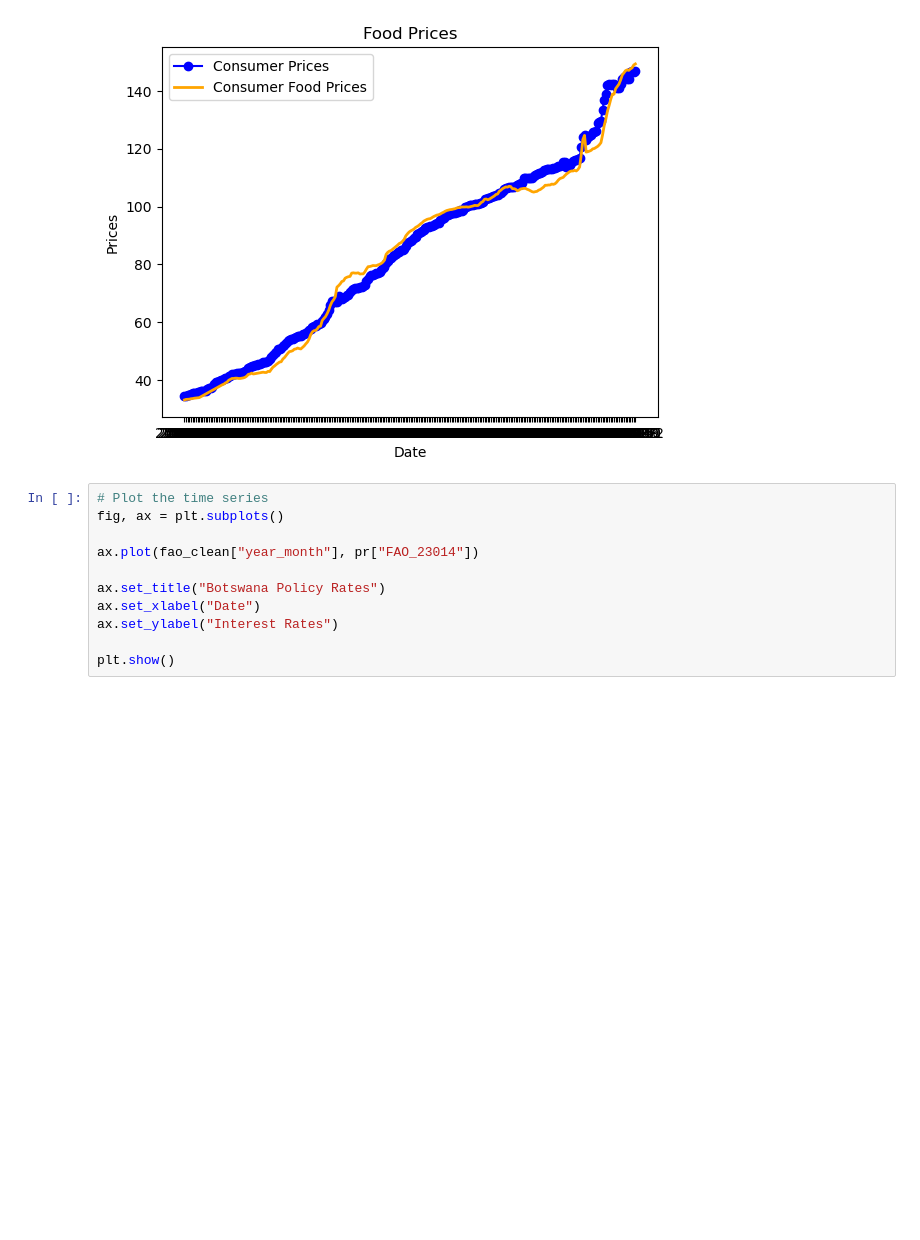
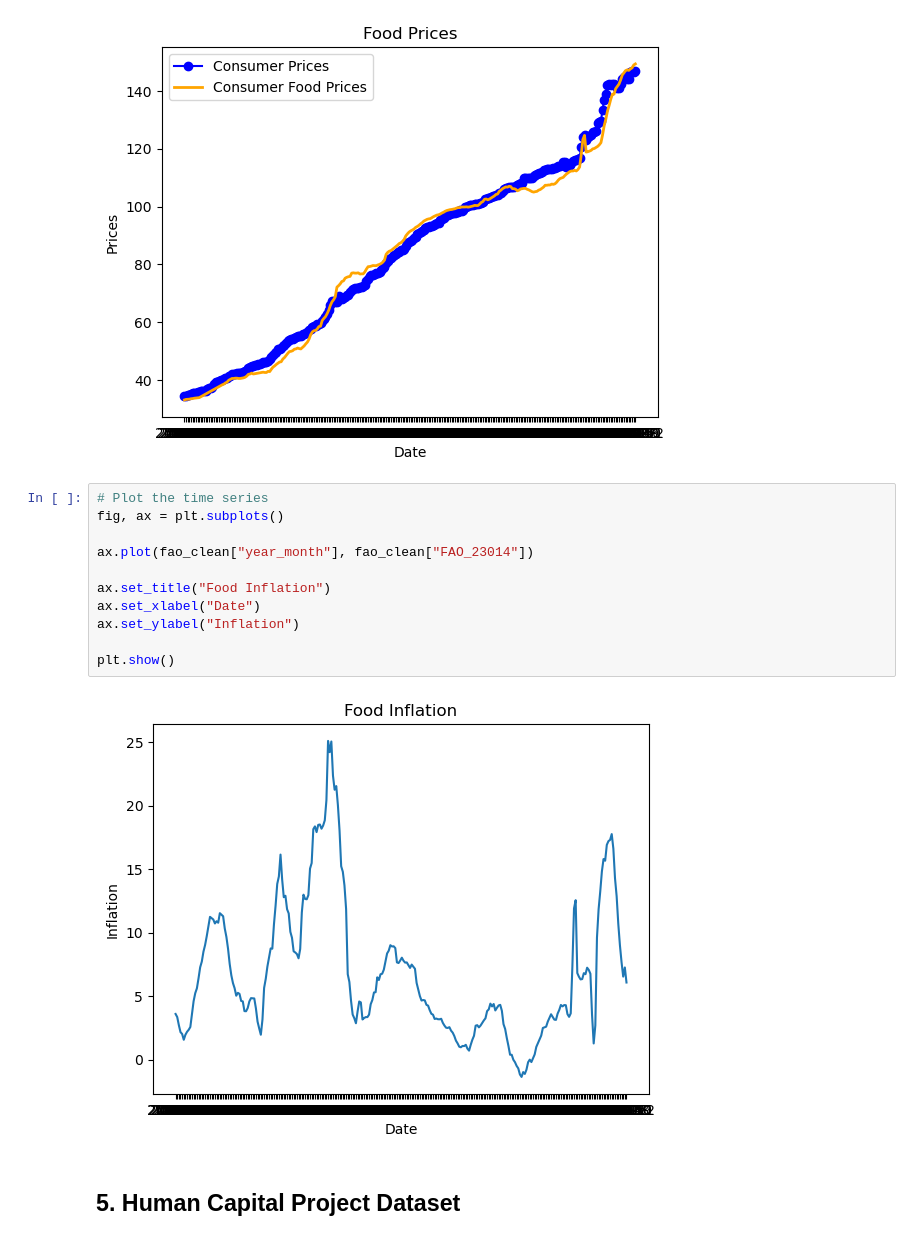
Before and after one commit to GorataB/Hackathon_PolyglotPioneers, a Jupyter notebook: Data Cleaning.ipynb, the cells around one changed output. Saved outputs shown, nothing was run; the diff lists cells and outputs as text; blank space fills up the shorter version.

Commit message:
Update Data Cleaning

```diff
--- a/Data Cleaning.ipynb
+++ b/Data Cleaning.ipynb
@@ -446,11 +446,15 @@ plt.show()
 # %%
 # Plot the time series
 fig, ax = plt.subplots()
 
-ax.plot(fao_clean["year_month"], pr["FAO_23014"])
+ax.plot(fao_clean["year_month"], fao_clean["FAO_23014"])
 
-ax.set_title("Botswana Policy Rates")
+ax.set_title("Food Inflation")
 ax.set_xlabel("Date")
-ax.set_ylabel("Interest Rates")
+ax.set_ylabel("Inflation")
 
 plt.show()
+# %% [output]
+[figure, added]
+# %% [markdown]
+## 5. Human Capital Project Dataset
```
Also changed, not shown: parts of 10 cells of this notebook.
